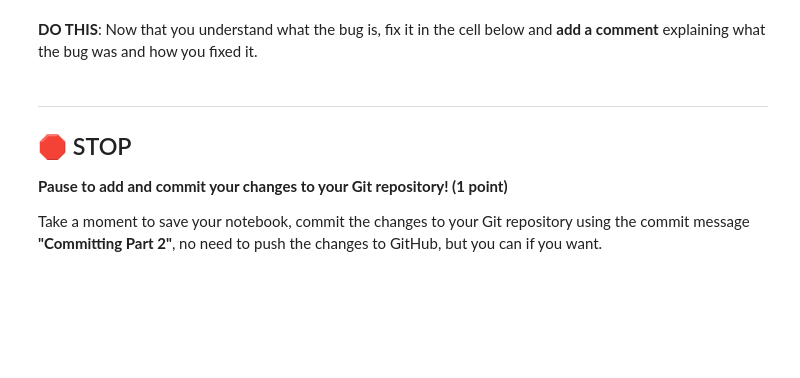
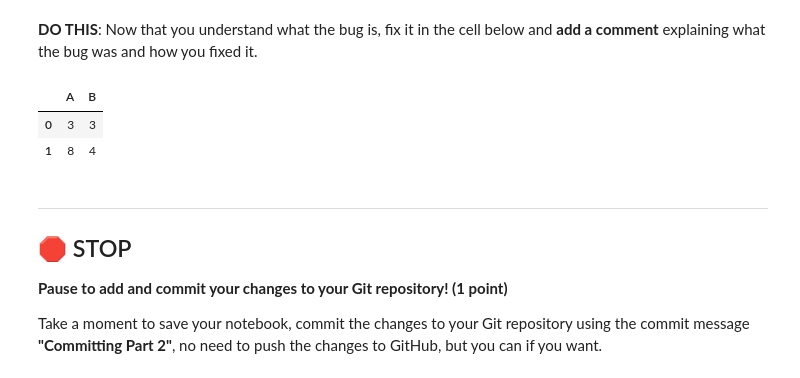
Before and after one commit to THaysMSU/CMSE202-s25-turnin, a Jupyter notebook: hw-01/HW-01_GitPracticeDebuggingPythonPackagesAndClasses-SS25-THAYS.ipynb, the cells around one changed output. Saved outputs shown, nothing was run; the diff lists cells and outputs as text; code cells hidden in the pictures; blank space fills up the shorter version.

```diff
--- a/hw-01/HW-01_GitPracticeDebuggingPythonPackagesAndClasses-SS25-THAYS.ipynb
+++ b/hw-01/HW-01_GitPracticeDebuggingPythonPackagesAndClasses-SS25-THAYS.ipynb
@@ -259,3 +299,16 @@ If you need to write any code to explore the nature of the bug, please do so in
+# %%
+# Put your non-buggy code here
+df = pd.DataFrame({'A': ['1', '2'], 'B': [3, 4]})
+df['A'] = df['A'].astype(int)
+df['A'] = df['A']*df['B']
+df
+
+# The error lay in the fact that the sample DataFrame had integer strings in A - that is to say, strings that contained integers, and thus were processed as strings rather than integers.
+# By performing a type conversion on the troublesome data, I was able to get the correct answer.
+# %% [output]
+|  | A | B |
+| 0 | 3 | 3 |
+| 1 | 8 | 4 |
 # %% [markdown]
 ---
 ## &#128721; STOP
```
Also changed, not shown: parts of 17 cells of this notebook.
